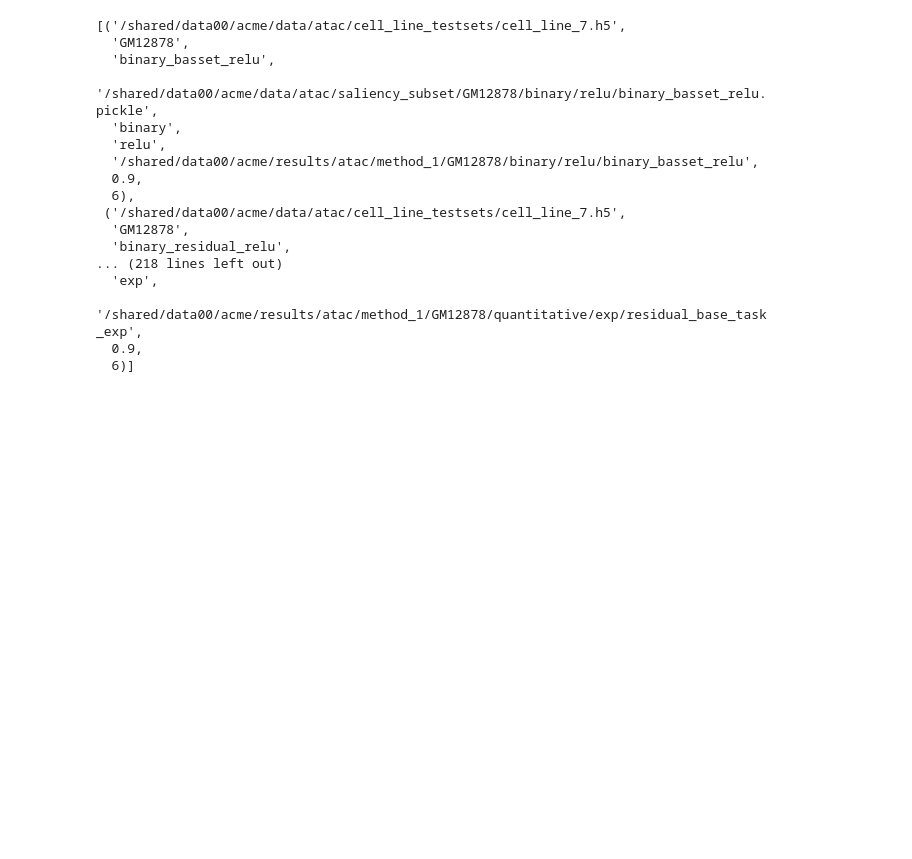
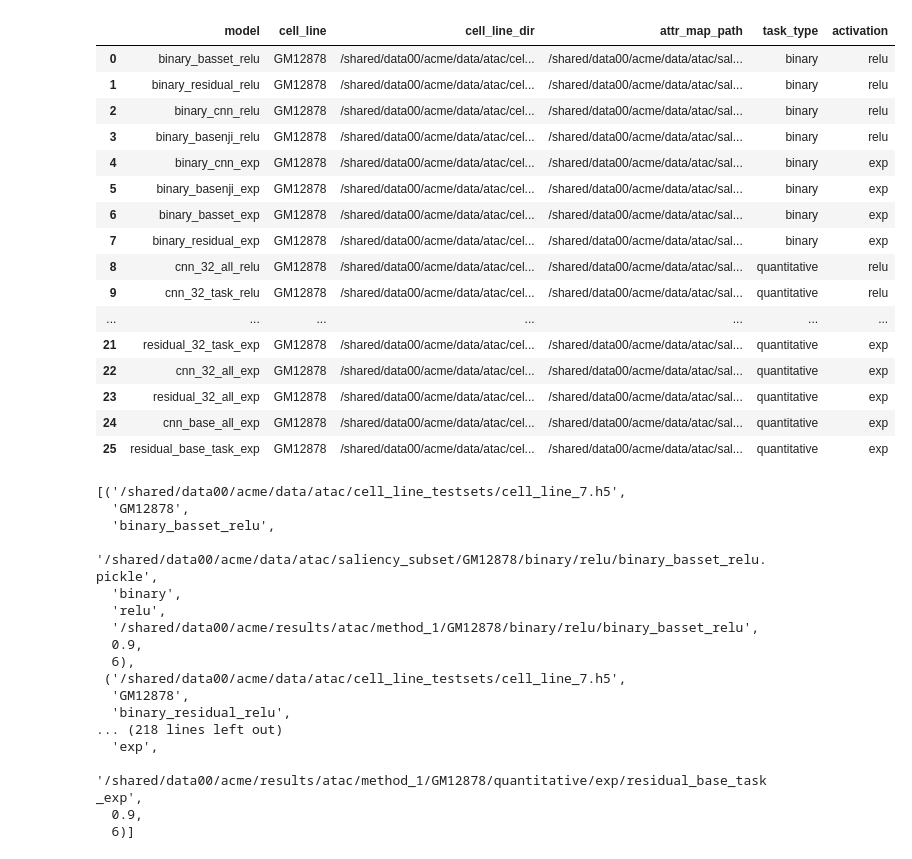
Before and after one commit to crajesh6/acme, a Jupyter notebook: notebooks/method_1_analysis.ipynb, the cells around one changed output. Cells and saved outputs as stored; diff of their text form; code cells hidden in the pictures; blank space fills up the shorter version.

```diff
--- a/notebooks/method_1_analysis.ipynb
+++ b/notebooks/method_1_analysis.ipynb
@@ -95,6 +94,29 @@ def run_kmer_atac(model_and_attr_map):
     pd.DataFrame(entropy_df).to_csv(f"{out_path}/{model}_{cell_line}_{threshold}_{kmer_length}_entropy_results.csv", index=None)
 
     return
+# %%
+# generate list of arguments for running kmer method on ATAC-seq data
+out_dir = BASE_DIR.joinpath("results/atac/method_1")
+df = utils.get_model_info(saliency_dir=saliency_subset_dir)
+df
+# %% [output]
+|  | model | cell_line | cell_line_dir | attr_map_path | task_type | activation |
+| 0 | binary_basset_relu | GM12878 | /shared/data00/acme/data/atac/cel... | /shared/data00/acme/data/atac/sal... | binary | relu |
+| 1 | binary_residual_relu | GM12878 | /shared/data00/acme/data/atac/cel... | /shared/data00/acme/data/atac/sal... | binary | relu |
+| 2 | binary_cnn_relu | GM12878 | /shared/data00/acme/data/atac/cel... | /shared/data00/acme/data/atac/sal... | binary | relu |
+| 3 | binary_basenji_relu | GM12878 | /shared/data00/acme/data/atac/cel... | /shared/data00/acme/data/atac/sal... | binary | relu |
+| 4 | binary_cnn_exp | GM12878 | /shared/data00/acme/data/atac/cel... | /shared/data00/acme/data/atac/sal... | binary | exp |
+| 5 | binary_basenji_exp | GM12878 | /shared/data00/acme/data/atac/cel... | /shared/data00/acme/data/atac/sal... | binary | exp |
+| 6 | binary_basset_exp | GM12878 | /shared/data00/acme/data/atac/cel... | /shared/data00/acme/data/atac/sal... | binary | exp |
+| 7 | binary_residual_exp | GM12878 | /shared/data00/acme/data/atac/cel... | /shared/data00/acme/data/atac/sal... | binary | exp |
+| 8 | cnn_32_all_relu | GM12878 | /shared/data00/acme/data/atac/cel... | /shared/data00/acme/data/atac/sal... | quantitative | relu |
+| 9 | cnn_32_task_relu | GM12878 | /shared/data00/acme/data/atac/cel... | /shared/data00/acme/data/atac/sal... | quantitative | relu |
+| ... | ... | ... | ... | ... | ... | ... |
+| 21 | residual_32_task_exp | GM12878 | /shared/data00/acme/data/atac/cel... | /shared/data00/acme/data/atac/sal... | quantitative | exp |
+| 22 | cnn_32_all_exp | GM12878 | /shared/data00/acme/data/atac/cel... | /shared/data00/acme/data/atac/sal... | quantitative | exp |
+| 23 | residual_32_all_exp | GM12878 | /shared/data00/acme/data/atac/cel... | /shared/data00/acme/data/atac/sal... | quantitative | exp |
+| 24 | cnn_base_all_exp | GM12878 | /shared/data00/acme/data/atac/cel... | /shared/data00/acme/data/atac/sal... | quantitative | exp |
+| 25 | residual_base_task_exp | GM12878 | /shared/data00/acme/data/atac/cel... | /shared/data00/acme/data/atac/sal... | quantitative | exp |
 # %%
 # generate list of arguments for running kmer method on ATAC-seq data
 out_dir = BASE_DIR.joinpath("results/atac/method_1")
```
Also changed, not shown: parts of 10 cells of this notebook, 2 other files.
